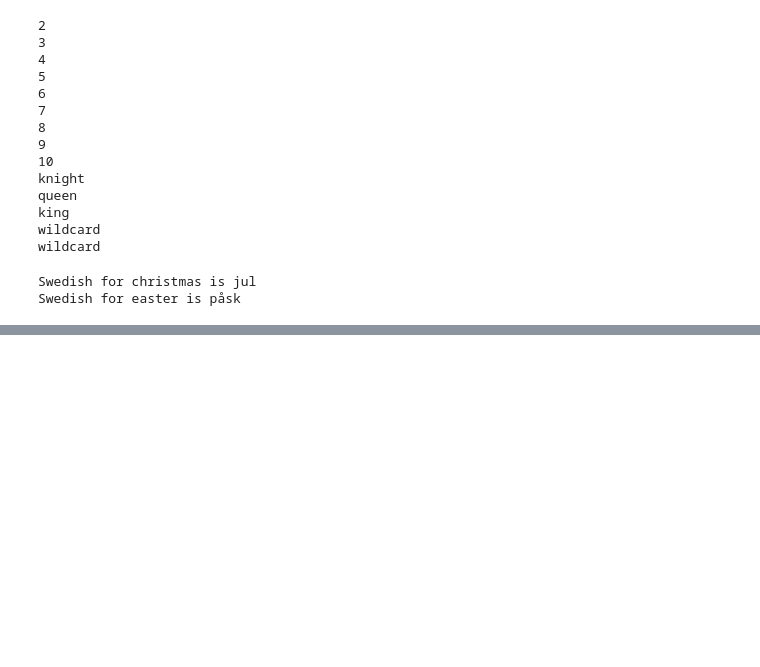
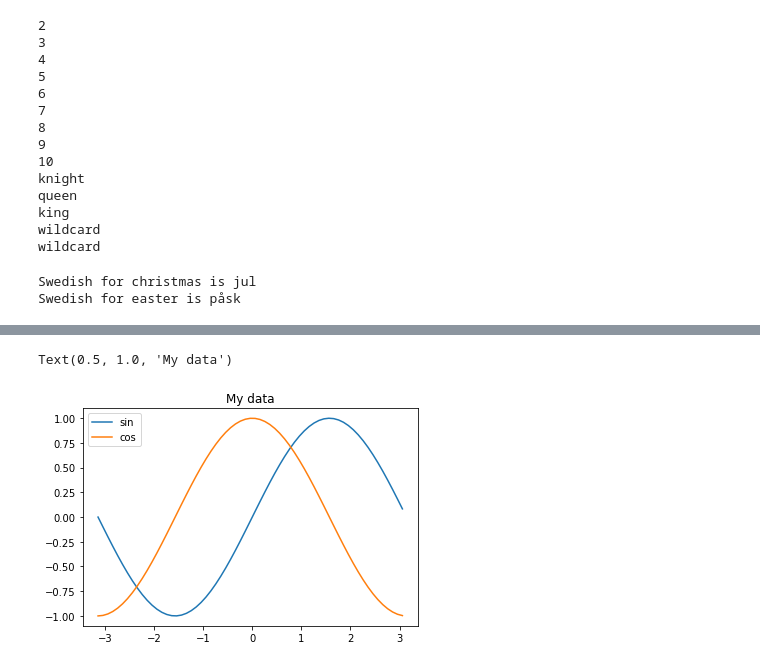
Before and after one commit to bb3110/comppy20, a Jupyter notebook: demo notebook.ipynb, the cells around one changed output, grey strips where cells are left out. Saved outputs shown, nothing was run; the diff lists cells and outputs as text; code cells hidden in the pictures; blank space fills up the shorter version.

```diff
--- a/demo notebook.ipynb
+++ b/demo notebook.ipynb
@@ -397,0 +668,2 @@ Swedish for easter is påsk
+# %%
+ab = numpy.loadtxt('a.dat')#.reshape(6)
@@ -397,0 +1344,2 @@ Swedish for easter is påsk
+# %%
+x = numpy.arange(-math.pi, math.pi, .1)
@@ -397,0 +1366,8 @@ Swedish for easter is påsk
+# %%
+plt.plot(x, numpy.sin(x), label='sin')
+plt.plot(x, numpy.cos(x), label='cos')
+plt.legend()
+plt.title('My data')
+# %% [output]
+Text(0.5, 1.0, 'My data')
+[figure, added]
```
Also changed, not shown: parts of 206 cells of this notebook.
